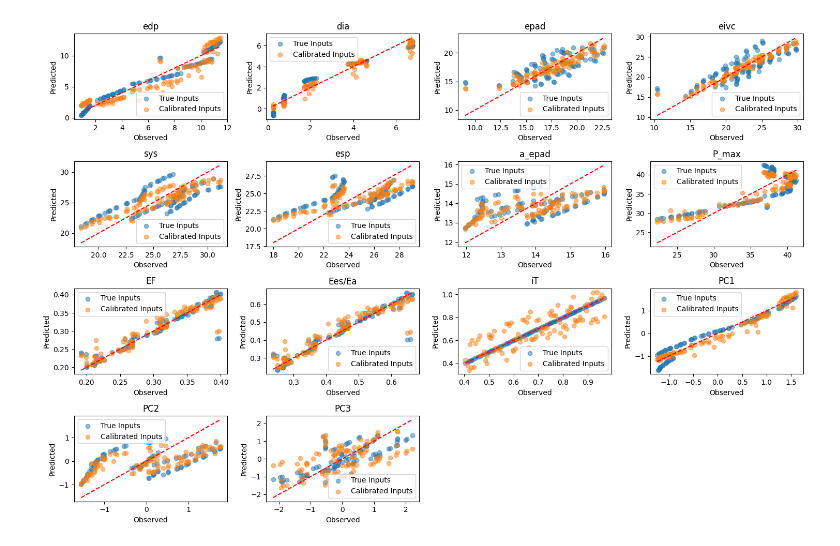
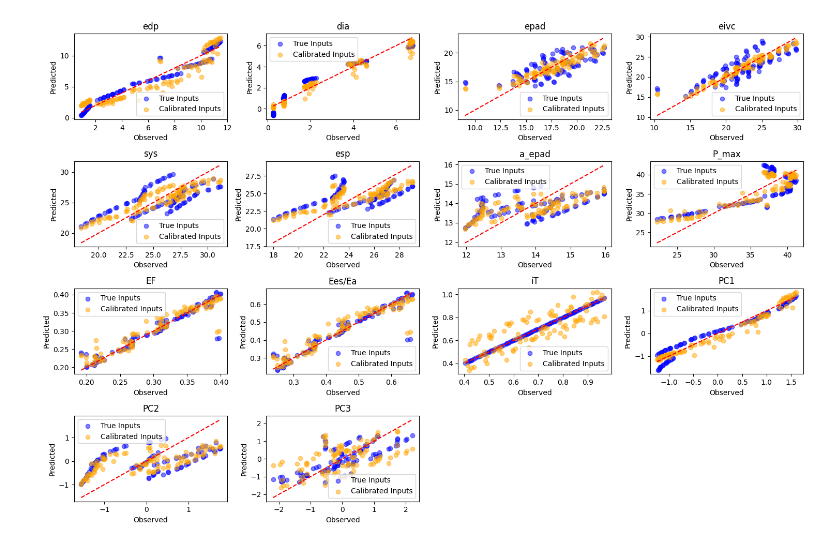
Before and after one commit to alan-turing-institute/cvd-net-pipeline, a Jupyter notebook: notebooks/comparing_emulators.ipynb, the cells around one changed output. Cells and saved outputs as stored; diff of their text form; code cells hidden in the pictures.

```diff
--- a/notebooks/comparing_emulators.ipynb
+++ b/notebooks/comparing_emulators.ipynb
@@ -12,7 +12,7 @@ from cvdnet_pipeline.utils import helper_functions, plot_utils
 n_samples = 100
 n_params = 9
 data_type = "synthetic"
-output_path = "output_synthetic"
+output_path = "../output_synthetic"
 
 all_output_keys = [
         "edp",
@@ -49,38 +49,43 @@ calibrated_inputs = pd.read_csv(f"{output_path}/output_{n_samples}_{n_params}_pa
 emulator_output = emulators.loc[all_output_keys]
 observation_data = true_output.loc[:, all_output_keys]
 
+# Model error (RMSE from cross-validation)
+model_error = np.array(emulator_output['RMSE']).reshape(14,1)
+
 # Construct beta matrix and intercepts
 beta_matrix = []
 intercept = []
 
 for _, row_entry in emulator_output.iterrows():
     model = row_entry['Model']
     beta_matrix.append(model.coef_)
     intercept.append(model.intercept_)
 
 beta_matrix = np.array(beta_matrix)
 intercept = np.array(intercept).reshape(len(intercept), 1)
 
 # emulator predictions for true inputs
 emulator_predictions_true = np.dot(beta_matrix, true_inputs.T) + intercept
 emulator_predictions_true = pd.DataFrame(emulator_predictions_true.T, columns=all_output_keys)
 
+
 # emulator predictions for calibrated inputs
 emulator_predictions_calibrated = np.dot(beta_matrix, calibrated_inputs.T) + intercept
 emulator_predictions_calibrated = pd.DataFrame(emulator_predictions_calibrated.T, columns=all_output_keys)
+
 
 # Plot results
 plt.figure(figsize=(15, 10))
 for i, key in enumerate(all_output_keys):
     plt.subplot(4, 4, i+1)
-    plt.scatter(observation_data[key], emulator_predictions_true[key], label='True Inputs', alpha=0.5)
-    plt.scatter(observation_data[key], emulator_predictions_calibrated[key], label='Calibrated Inputs', alpha=0.5)
+    plt.scatter(observation_data[key], emulator_predictions_true[key], label='True Inputs', alpha=0.5, c='blue')
+    plt.scatter(observation_data[key], emulator_predictions_calibrated[key], label='Calibrated Inputs', alpha=0.5, c='orange')
     plt.plot([observation_data[key].min(), observation_data[key].max()],
              [observation_data[key].min(), observation_data[key].max()], 'r--')
     plt.xlabel('Observed')
     plt.ylabel('Predicted')
     plt.title(key)
     plt.legend()
 plt.tight_layout()
 # %% [output]
-[figure, old version]
+[figure, new version]
```
Also changed, not shown: parts of 4 cells of this notebook, 6 other files.
